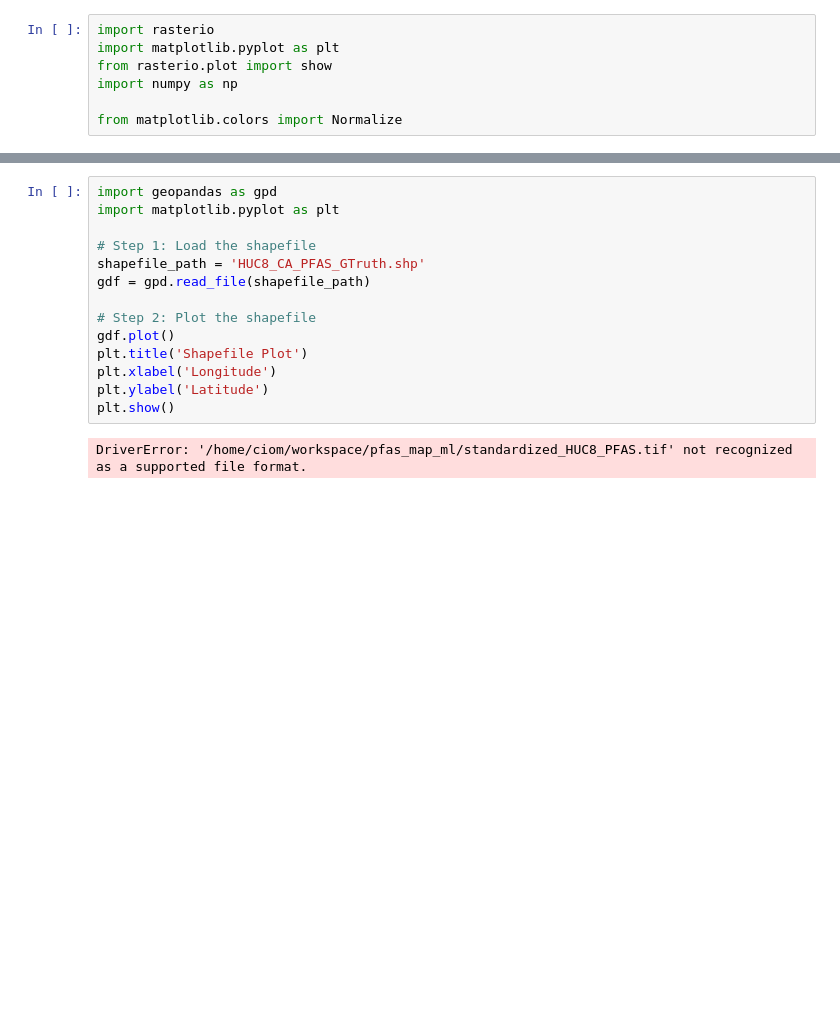
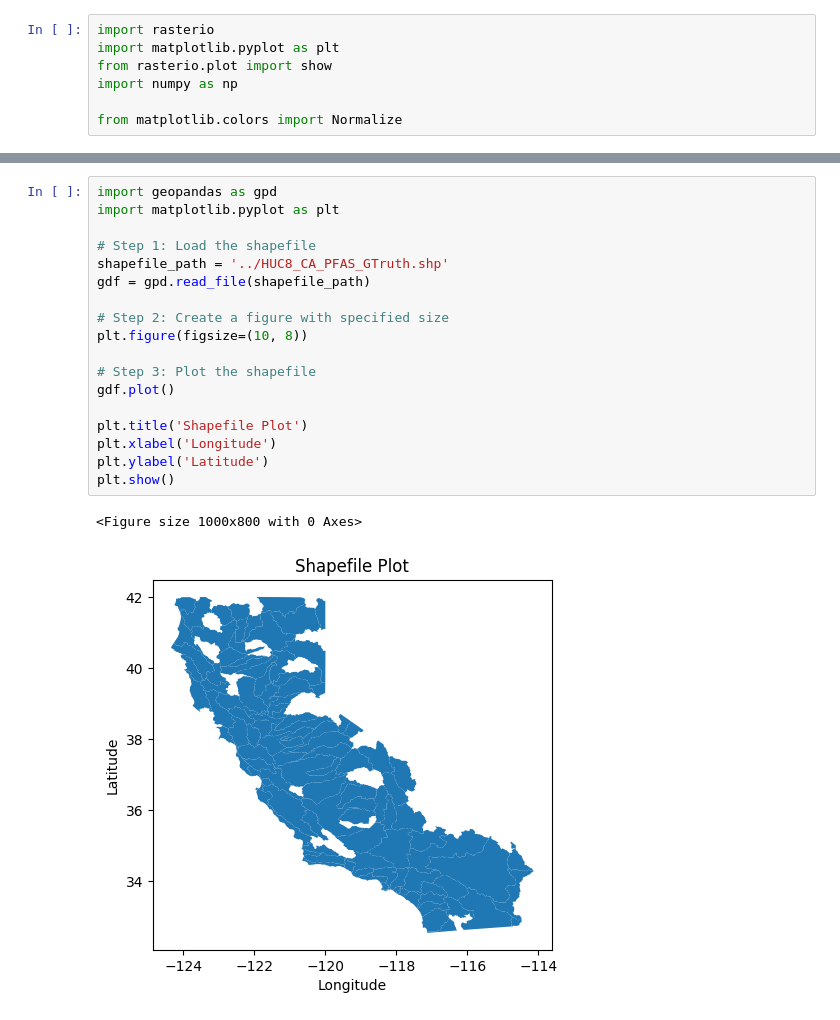
Before and after one commit to tbjag/pfas_map_ml, a Jupyter notebook: notebook_tests/plot.ipynb, the cells around one changed output, grey strips where cells are left out. Cells and saved outputs as stored; diff of their text form; blank space fills up the shorter version.

```diff
--- a/notebook_tests/plot.ipynb
+++ b/notebook_tests/plot.ipynb
@@ -47,16 +47,21 @@ Range of values: min = -1.0, max = 84.5, unique: [-1.   1.   1.5  2.   2.5  3.
 # %%
 import geopandas as gpd
 import matplotlib.pyplot as plt
 
 # Step 1: Load the shapefile
-shapefile_path = 'HUC8_CA_PFAS_GTruth.shp'
+shapefile_path = '../HUC8_CA_PFAS_GTruth.shp'
 gdf = gpd.read_file(shapefile_path)
 
-# Step 2: Plot the shapefile
+# Step 2: Create a figure with specified size
+plt.figure(figsize=(10, 8))
+
+# Step 3: Plot the shapefile
 gdf.plot()
+
 plt.title('Shapefile Plot')
 plt.xlabel('Longitude')
 plt.ylabel('Latitude')
 plt.show()
 # %% [output]
-DriverError: '/home/ciom/workspace/pfas_map_ml/standardized_HUC8_PFAS.tif' not recognized as a supported file format.
+<Figure size 1000x800 with 0 Axes>
+[figure, added]
```
Also changed, not shown: parts of 2 cells of this notebook, 18 other files.
